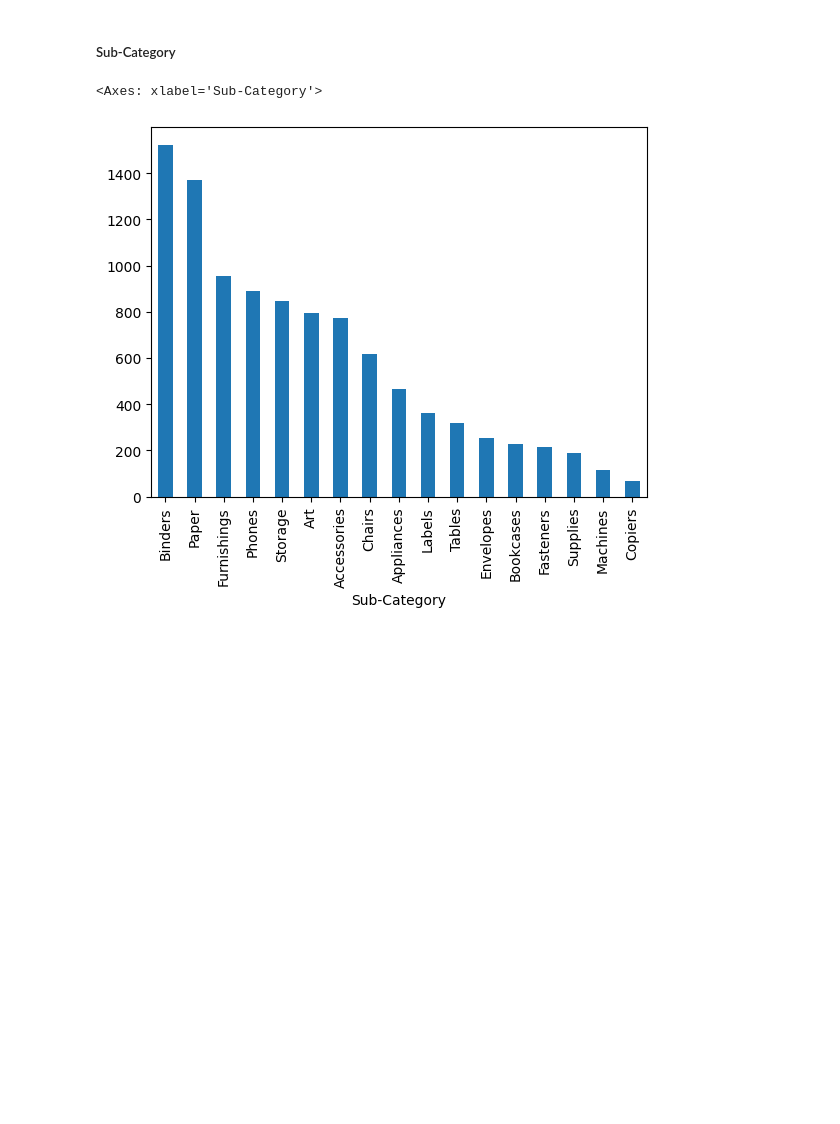
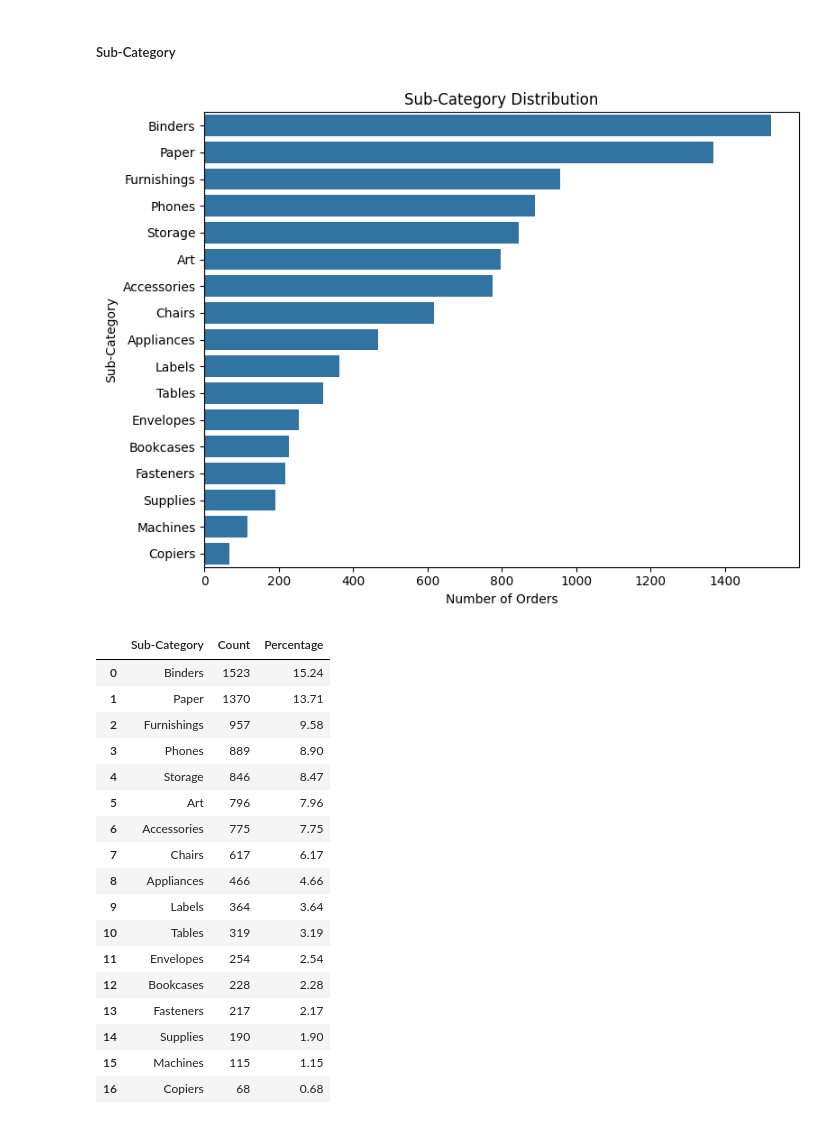
Before and after one commit to Li374/dap1_superstore_sales, a Jupyter notebook: notebooks/03_eda.ipynb, the cells around one changed output. Cells and saved outputs as stored; diff of their text form; code cells hidden in the pictures; blank space fills up the shorter version.

```diff
--- a/notebooks/03_eda.ipynb
+++ b/notebooks/03_eda.ipynb
@@ -224,7 +189,31 @@ Office Supplies appears most frequently, while Technology has the fewest order r
 # %% [markdown]
 ##### Sub-Category
 # %%
-df["Sub-Category"].value_counts().plot.bar()
+subcategory_summary = plot_frequency_distribution(
+    df,
+    "Sub-Category",
+    figsize=(8, 6),
+    horizontal=True
+)
+
+subcategory_summary
 # %% [output]
-<Axes: xlabel='Sub-Category'>
-[figure, old version]
+[figure, new version]
+|  | Sub-Category | Count | Percentage |
+| 0 | Binders | 1523 | 15.24 |
+| 1 | Paper | 1370 | 13.71 |
+| 2 | Furnishings | 957 | 9.58 |
+| 3 | Phones | 889 | 8.90 |
+| 4 | Storage | 846 | 8.47 |
+| 5 | Art | 796 | 7.96 |
+| 6 | Accessories | 775 | 7.75 |
+| 7 | Chairs | 617 | 6.17 |
+| 8 | Appliances | 466 | 4.66 |
+| 9 | Labels | 364 | 3.64 |
+| 10 | Tables | 319 | 3.19 |
+| 11 | Envelopes | 254 | 2.54 |
+| 12 | Bookcases | 228 | 2.28 |
+| 13 | Fasteners | 217 | 2.17 |
+| 14 | Supplies | 190 | 1.90 |
+| 15 | Machines | 115 | 1.15 |
+| 16 | Copiers | 68 | 0.68 |
```
Also changed, not shown: parts of 20 cells of this notebook.
